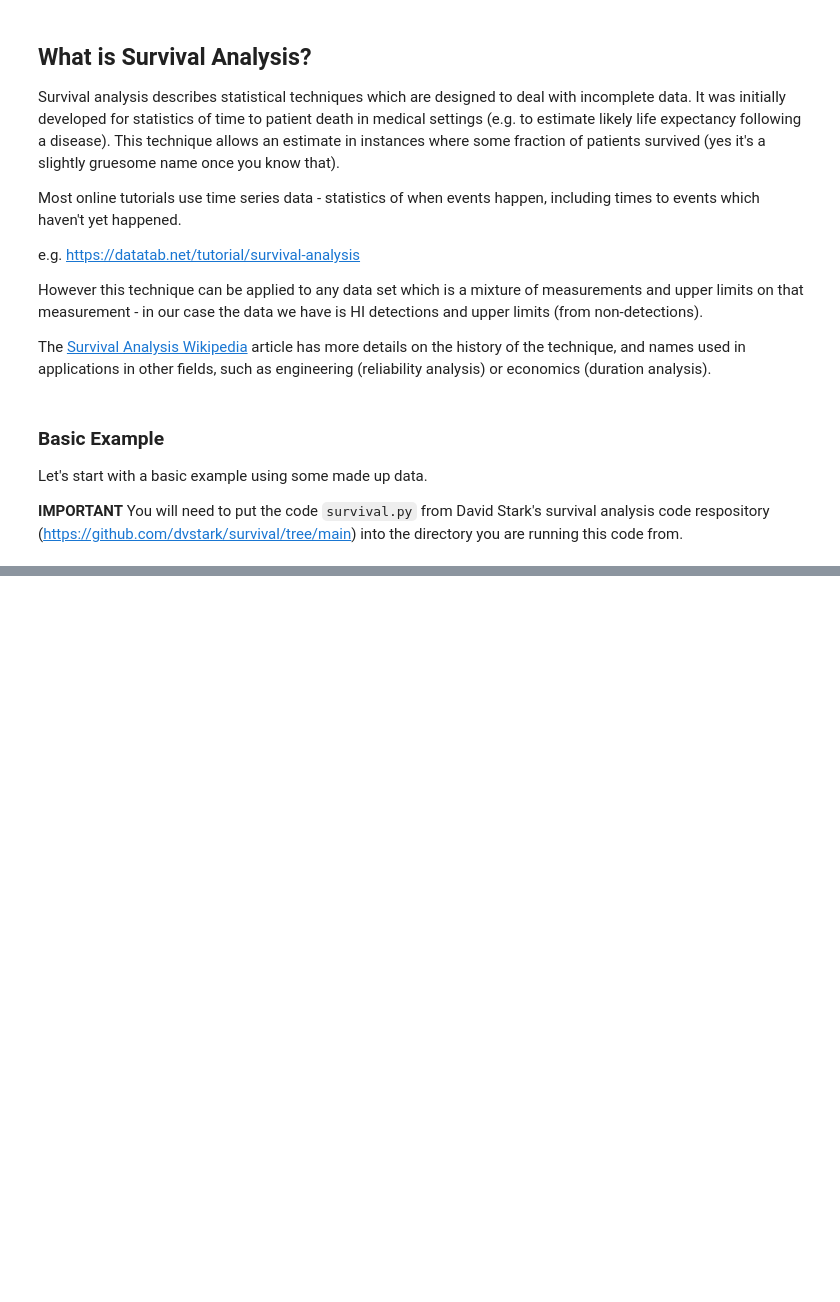
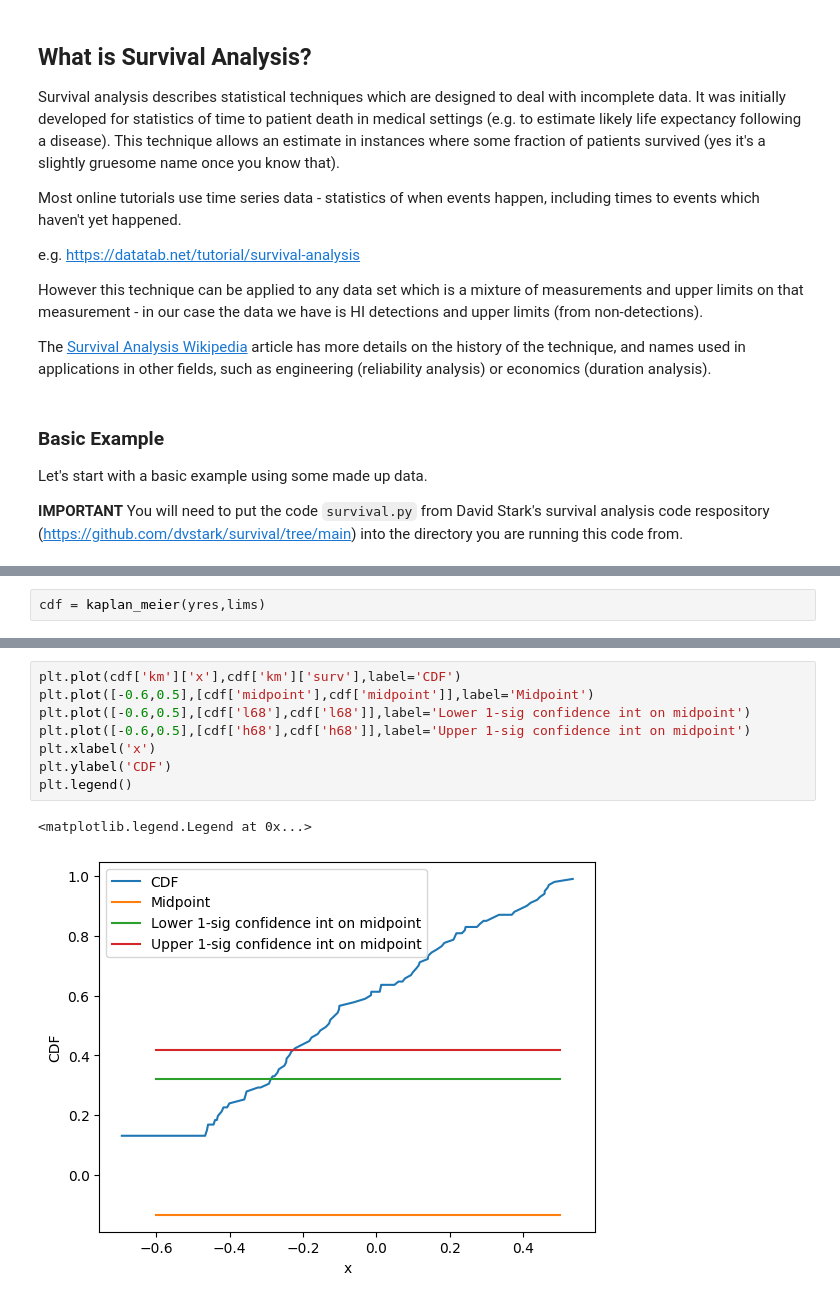
Before and after one commit to karenlmasters/HaverfordGalaxyGroup, a Jupyter notebook: BasicCode/SurvivalAnalysisTutorial.ipynb, the cells around one changed output, grey strips where cells are left out. Cells and saved outputs as stored; diff of their text form; blank space fills up the shorter version.

```diff
--- a/BasicCode/SurvivalAnalysisTutorial.ipynb
+++ b/BasicCode/SurvivalAnalysisTutorial.ipynb
@@ -93,0 +161,2 @@ plt.legend()
+# %%
+cdf = kaplan_meier(yres,lims)
@@ -93,0 +198,11 @@ plt.legend()
+# %%
+plt.plot(cdf['km']['x'],cdf['km']['surv'],label='CDF')
+plt.plot([-0.6,0.5],[cdf['midpoint'],cdf['midpoint']],label='Midpoint')
+plt.plot([-0.6,0.5],[cdf['l68'],cdf['l68']],label='Lower 1-sig confidence int on midpoint')
+plt.plot([-0.6,0.5],[cdf['h68'],cdf['h68']],label='Upper 1-sig confidence int on midpoint')
+plt.xlabel('x')
+plt.ylabel('CDF')
+plt.legend()
+# %% [output]
+<matplotlib.legend.Legend at 0x...>
+[figure, added]
```
Also changed, not shown: parts of 18 cells of this notebook.
